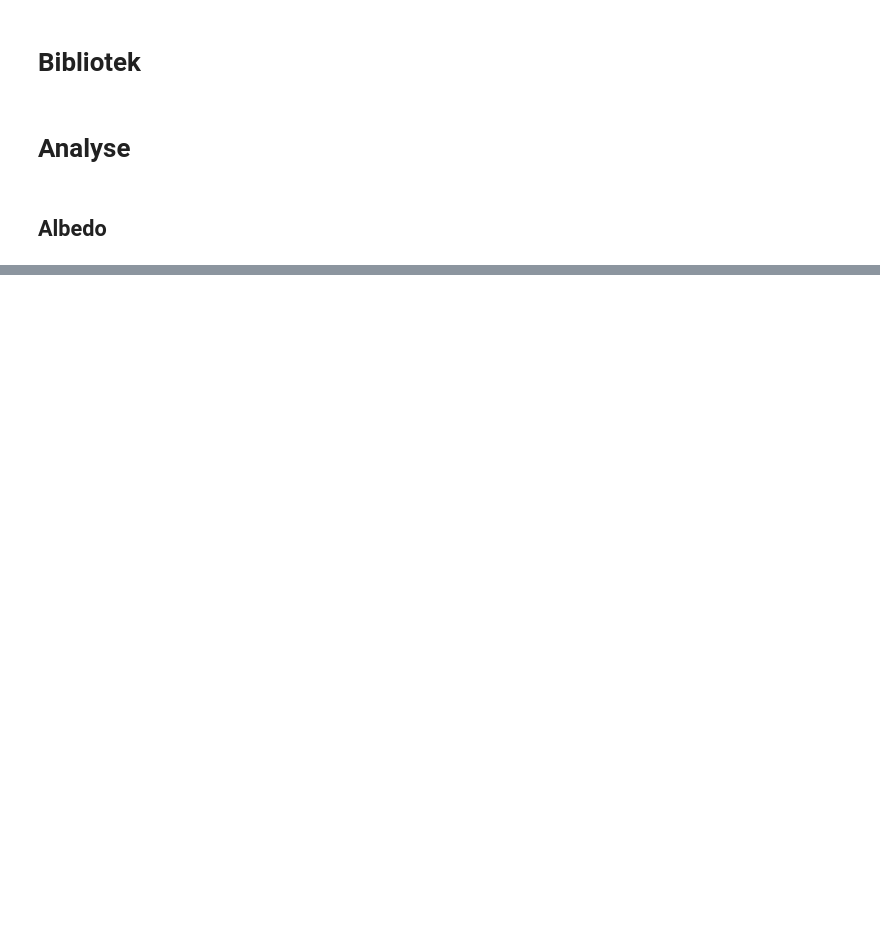
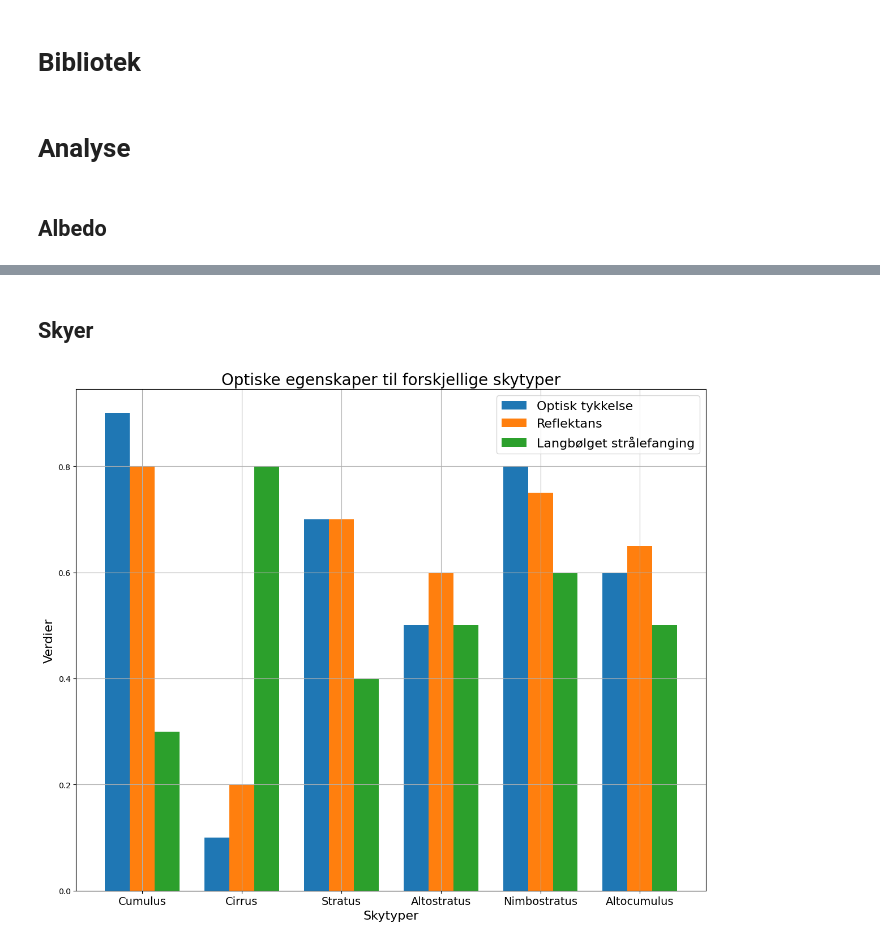
Before and after one commit to SkaugJr/FY3201-AtmFys, a Jupyter notebook: Miniprosjekt3/Analyse.ipynb, the cells around one changed output, grey strips where cells are left out. Drawn from its saved outputs; the diff is of its cells as text; code cells hidden in the pictures; blank space fills up the shorter version.

```diff
--- a/Miniprosjekt3/Analyse.ipynb
+++ b/Miniprosjekt3/Analyse.ipynb
@@ -41,0 +66,33 @@ plt.show()
+# %% [markdown]
+## Skyer
+# %%
+# Load the data
+data = pd.read_csv('Data/Skyer/skydata.csv')
+
+# Extract the data for plotting
+cloud_types = data['Skytype']
+optical_thickness = data['Optisk tykkelse']
+reflectance = data['Reflektans']
+longwave_trapping = data['Langbølget strålefanging']
+
+x = np.arange(len(cloud_types))  # the label locations
+width = 0.25  # the width of the bars
+
+fig, ax = plt.subplots(figsize=(12, 10))
+rects1 = ax.bar(x - width, optical_thickness, width, label='Optisk tykkelse')
+rects2 = ax.bar(x, reflectance, width, label='Reflektans')
+rects3 = ax.bar(x + width, longwave_trapping, width, label='Langbølget strålefanging')
+
+# Add some text for labels, title and custom x-axis tick labels, etc.
+ax.set_xlabel('Skytyper', fontsize=16)
+ax.set_ylabel('Verdier', fontsize=16)
+ax.set_title('Optiske egenskaper til forskjellige skytyper', fontsize=20)
+ax.set_xticks(x)
+ax.set_xticklabels(cloud_types, fontsize=14)
+ax.legend(fontsize=16)
+ax.grid(True)
+fig.tight_layout()
+
+plt.show()
+# %% [output]
+[figure, added]
```
Also changed, not shown: parts of 2 cells of this notebook, 4 other files.
